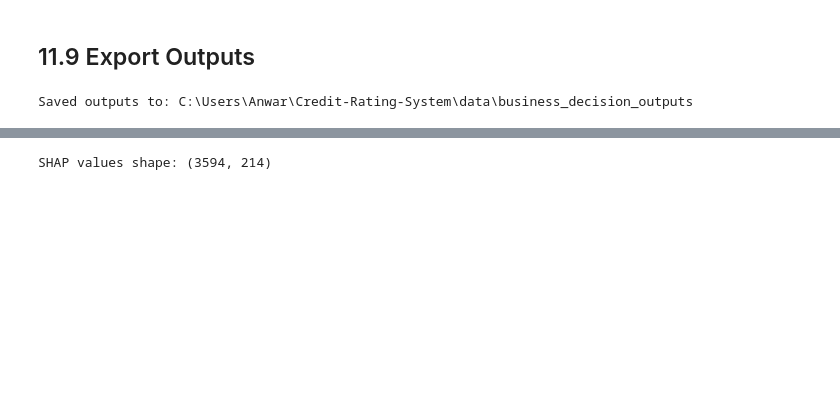
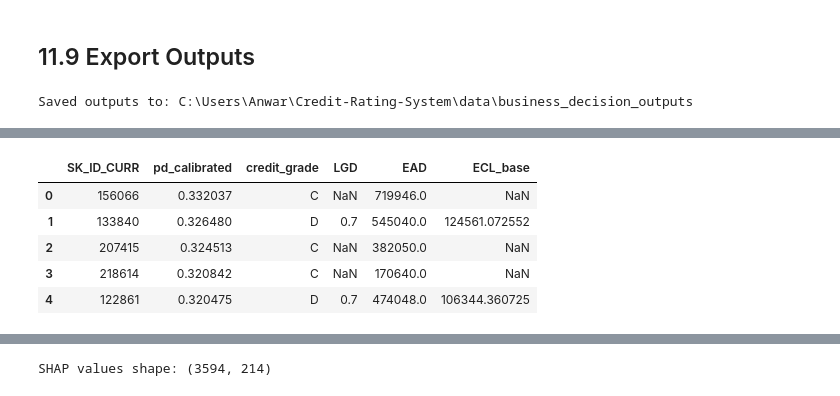
Before and after one commit to heyitzrizki/Credit-Rating-System, a Jupyter notebook: notebooks/credit_rating_final.ipynb, the cells around one changed output, grey strips where cells are left out. Saved outputs shown, nothing was run; the diff lists cells and outputs as text; code cells hidden in the pictures; blank space fills up the shorter version.

```diff
--- a/notebooks/credit_rating_final.ipynb
+++ b/notebooks/credit_rating_final.ipynb
@@ -3703,0 +3735,46 @@ high_risk_summary
+# %%
+# Build ECL portfolio table from the final credit rating output
+
+exposure_cols = ["SK_ID_CURR", "AMT_CREDIT", "AMT_ANNUITY", "AMT_GOODS_PRICE"]
+available_exposure_cols = [col for col in exposure_cols if col in app_full.columns]
+
+portfolio_ecl = risk_table.copy()
+
+portfolio_ecl = portfolio_ecl.merge(
+    app_full[available_exposure_cols],
+    on="SK_ID_CURR",
+    how="left"
+)
+
+# LGD: rating-based assumption
+portfolio_ecl["LGD"] = portfolio_ecl["credit_grade"].map(LGD_BY_RATING)
+
+# EAD: proxy based on current credit exposure
+# AMT_CREDIT is used as the main EAD proxy because it represents the approved credit amount.
+portfolio_ecl["EAD"] = portfolio_ecl["AMT_CREDIT"]
+
+portfolio_ecl["EAD"] = portfolio_ecl["EAD"].fillna(portfolio_ecl["EAD"].median())
+portfolio_ecl["EAD"] = portfolio_ecl["EAD"].clip(lower=0)
+
+# Base Expected Credit Loss
+portfolio_ecl["ECL_base"] = (
+    portfolio_ecl["pd_calibrated"]
+    * portfolio_ecl["LGD"]
+    * portfolio_ecl["EAD"]
+)
+
+portfolio_ecl[[
+    "SK_ID_CURR",
+    "pd_calibrated",
+    "credit_grade",
+    "LGD",
+    "EAD",
+    "ECL_base"
+]].head()
+# %% [output]
+|  | SK_ID_CURR | pd_calibrated | credit_grade | LGD | EAD | ECL_base |
+| 0 | 156066 | 0.332037 | C | NaN | 719946.0 | NaN |
+| 1 | 133840 | 0.326480 | D | 0.7 | 545040.0 | 124561.072552 |
+| 2 | 207415 | 0.324513 | C | NaN | 382050.0 | NaN |
+| 3 | 218614 | 0.320842 | C | NaN | 170640.0 | NaN |
+| 4 | 122861 | 0.320475 | D | 0.7 | 474048.0 | 106344.360725 |
```
Also changed, not shown: parts of 68 cells of this notebook, 25 other files.
